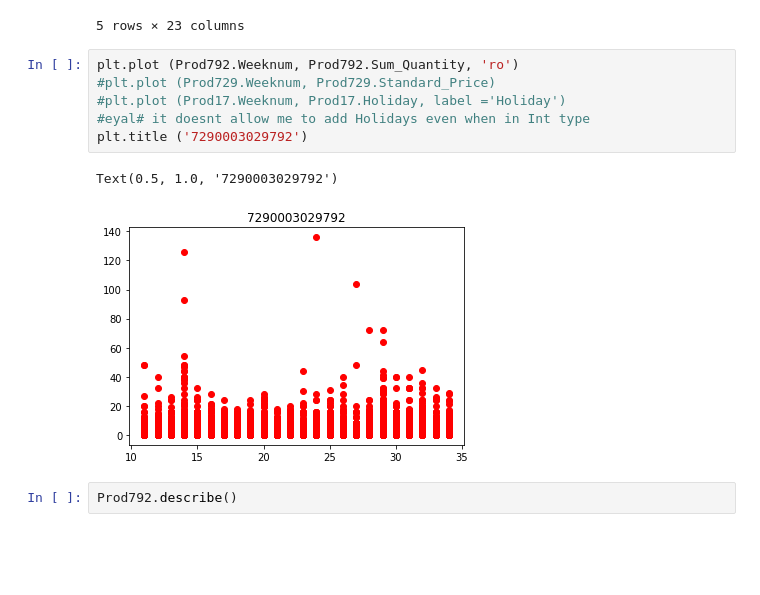
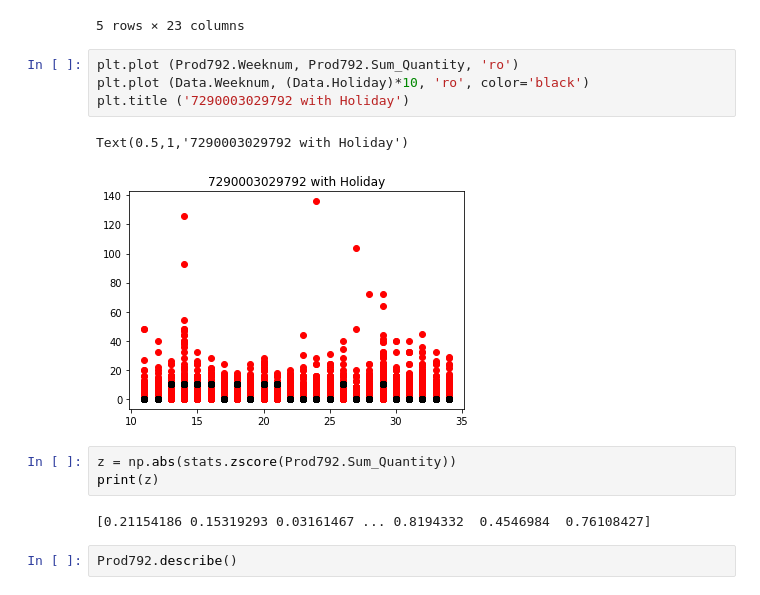
Before and after one commit to eyalfarkash/TCDS-Final, a Jupyter notebook: Code/final-project-CSV_v5_3Products.ipynb, the cells around one changed output. Cells and saved outputs as stored; diff of their text form; blank space fills up the shorter version.

```diff
--- a/Code/final-project-CSV_v5_3Products.ipynb
+++ b/Code/final-project-CSV_v5_3Products.ipynb
@@ -351,13 +339,16 @@ Prod792.head()
 5 rows × 23 columns
 # %%
 plt.plot (Prod792.Weeknum, Prod792.Sum_Quantity, 'ro')
-#plt.plot (Prod729.Weeknum, Prod729.Standard_Price)
-#plt.plot (Prod17.Weeknum, Prod17.Holiday, label ='Holiday')
-#eyal# it doesnt allow me to add Holidays even when in Int type
-plt.title ('7290003029792')
+plt.plot (Data.Weeknum, (Data.Holiday)*10, 'ro', color='black')
+plt.title ('7290003029792 with Holiday')
 # %% [output]
-Text(0.5, 1.0, '7290003029792')
+Text(0.5,1,'7290003029792 with Holiday')
-[figure, old version]
+[figure, new version]
+# %%
+z = np.abs(stats.zscore(Prod792.Sum_Quantity))
+print(z)
+# %% [output]
+[0.21154186 0.15319293 0.03161467 ... 0.8194332  0.4546984  0.76108427]
 # %%
 Prod792.describe()
 # %% [output]
```
Also changed, not shown: parts of 25 cells of this notebook.
